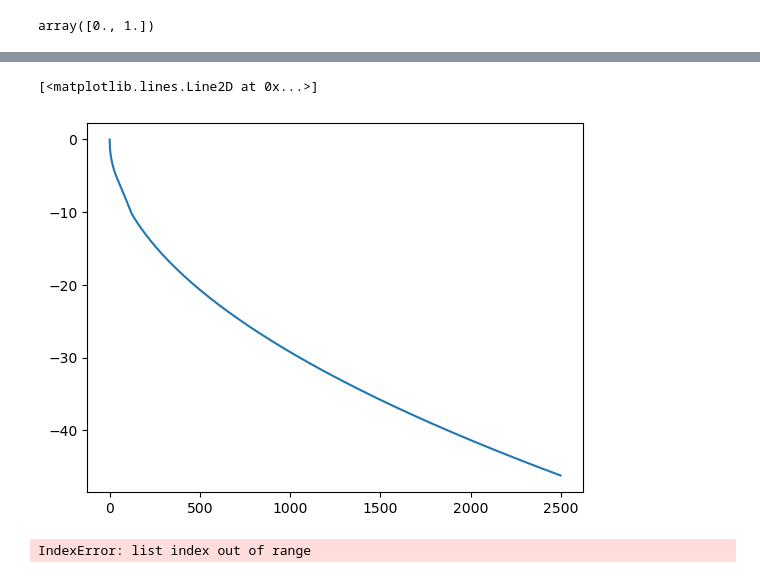
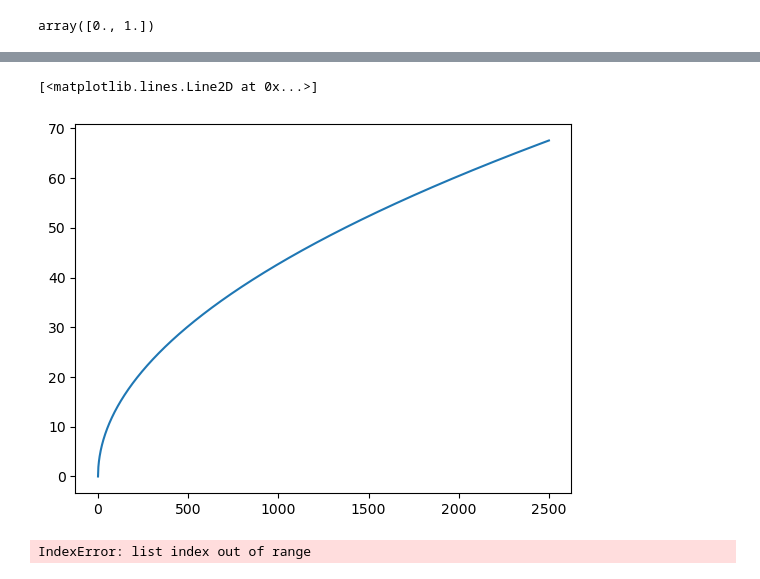
Before and after one commit to Samanyu-T/Lammps_MD, a Jupyter notebook: Jupyter_Notebooks/Development.ipynb, the cells around one changed output, grey strips where cells are left out. Cells and saved outputs as stored; diff of their text form; code cells hidden in the pictures.

```diff
--- a/Jupyter_Notebooks/Development.ipynb
+++ b/Jupyter_Notebooks/Development.ipynb
@@ -65,8 +83,8 @@ plt.plot(x_plt, y_plt + zbl.eval_zbl(x_plt))
 # %%
-plt.plot(pot['W_F'])
+plt.plot(pot['He_F'])
 # %% [output]
 [<matplotlib.lines.Line2D at 0x...>]
-[figure, old version]
+[figure, new version]
 # %%
 data = np.loadtxt('dft_data.txt')
 
```
Also changed, not shown: parts of 5 cells of this notebook, 1 other file.
